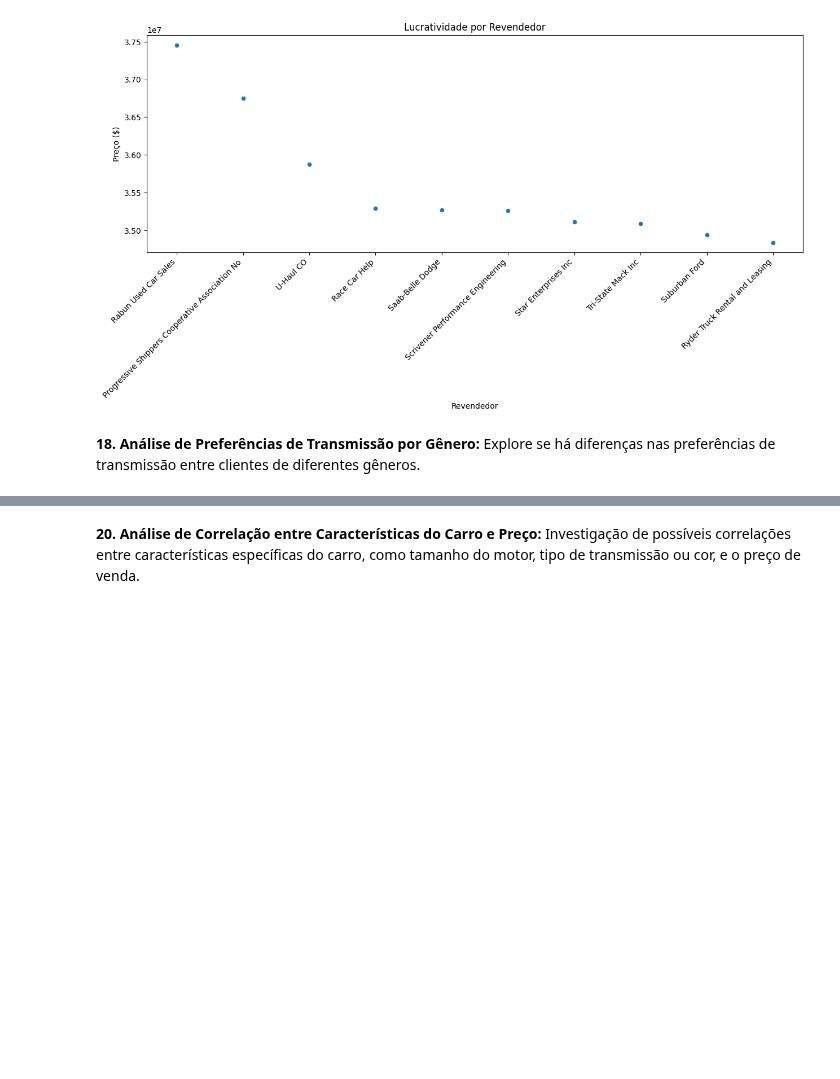
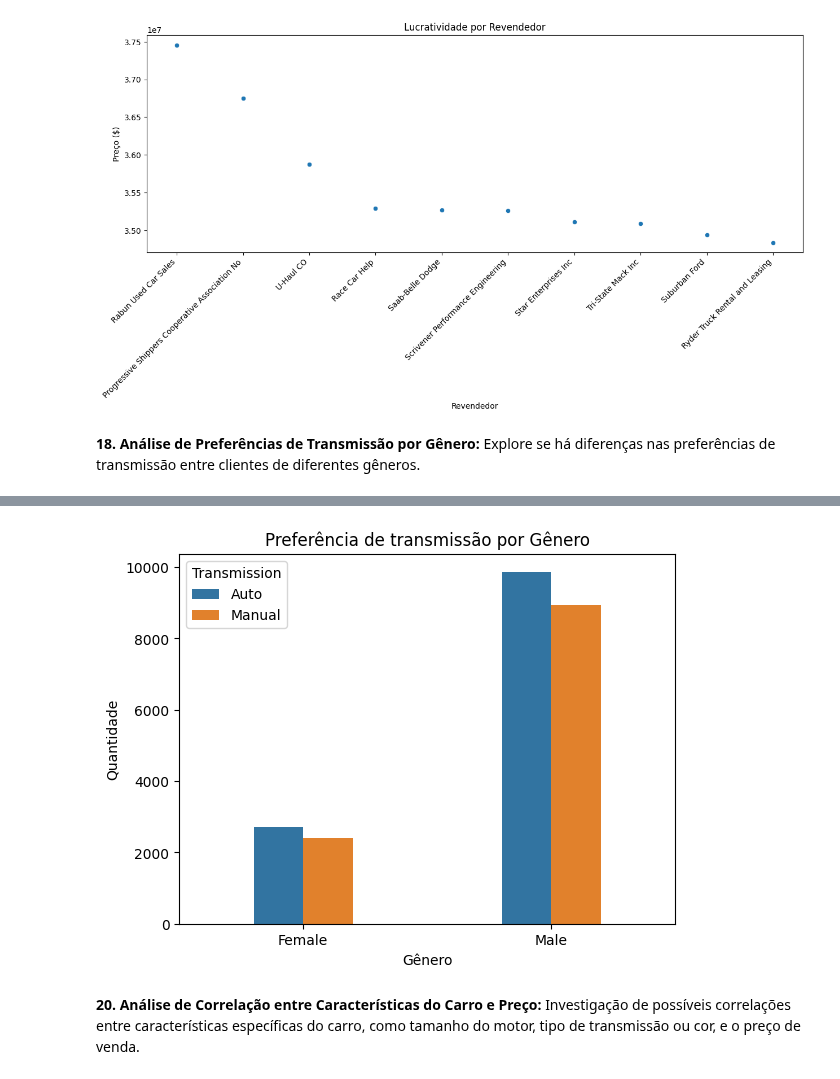
Before and after one commit to GabrielVila/Car-Sales-Report, a Jupyter notebook: projeto_carro.ipynb, the cells around one changed output, grey strips where cells are left out. Drawn from its saved outputs; the diff is of its cells as text; code cells hidden in the pictures; blank space fills up the shorter version.

```diff
--- a/projeto_carro.ipynb
+++ b/projeto_carro.ipynb
@@ -672,0 +675,5 @@ Name: count, dtype: int64
+# %%
+transmission_genero = dados.groupby(['Gender', 'Transmission']).size().reset_index(name='Quantidade')
+
+transmission_genero['Porcentagem'] = transmission_genero['Quantidade'] / transmission_genero.groupby('Gender')['Quantidade'].transform('sum')
+transmission_genero
@@ -673,3 +686,12 @@ Name: count, dtype: int64
+# %%
+sns.barplot(data=transmission_genero, x='Gender', y='Quantidade', hue='Transmission', width=0.4)
+
+plt.xlabel('Gênero')
+plt.ylabel('Quantidade')
+plt.title('Preferência de transmissão por Gênero')
+plt.show()
+# %% [output]
+[figure, added]
 # %% [markdown]
 **20. Análise de Correlação entre Características do Carro e Preço:** Investigação de possíveis correlações entre características específicas do carro, como tamanho do motor, tipo de transmissão ou cor, e o preço de venda.
 # %%
```
Also changed, not shown: parts of 3 cells of this notebook.
